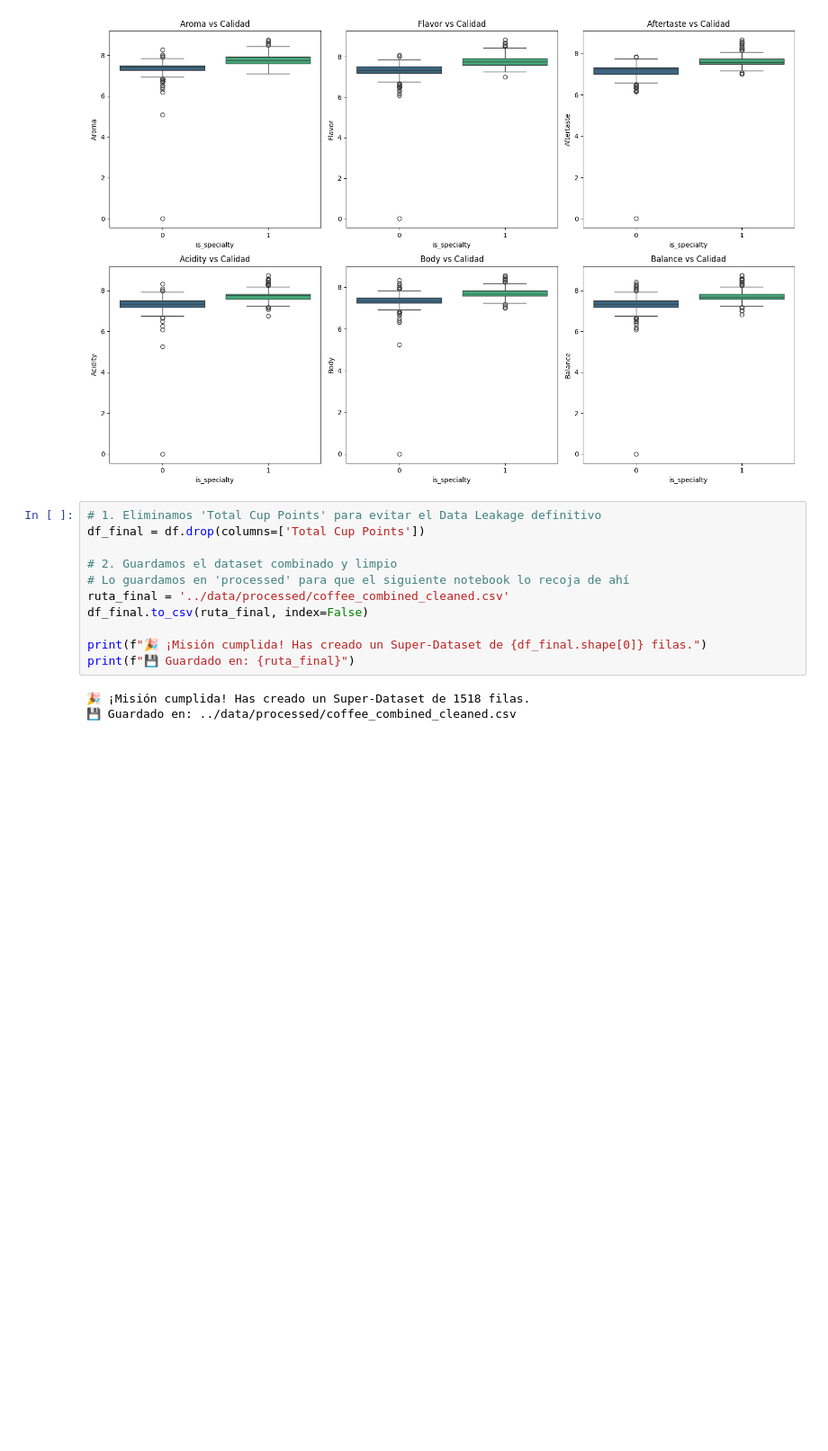
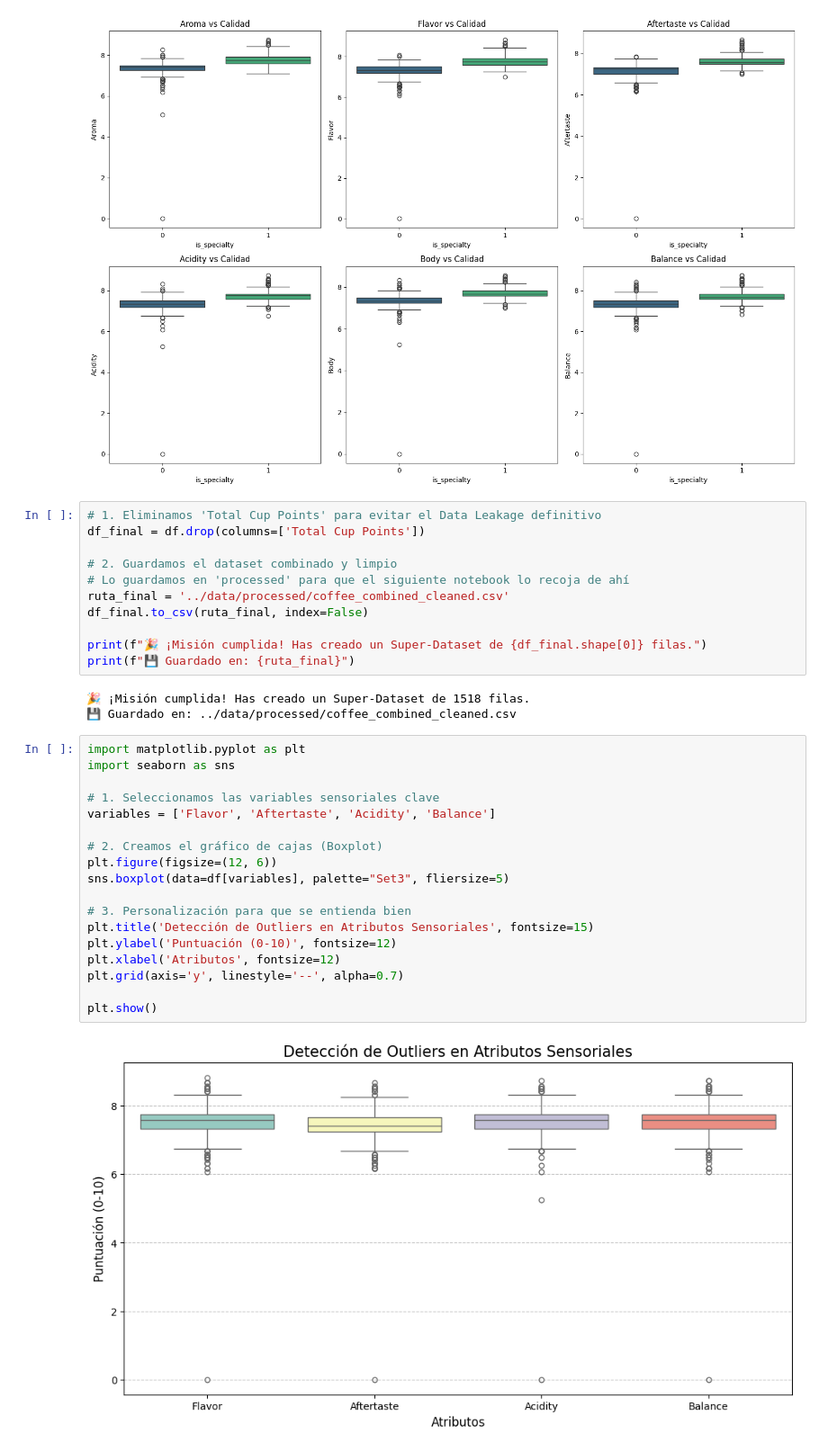
Before and after one commit to Bootcamp-IA-P6/Proyecto6_Grupo1, a Jupyter notebook: notebooks/EDA-Plantilla.ipynb, the cells around one changed output. Shown at 90% size. Cells and saved outputs as stored; diff of their text form; blank space fills up the shorter version.

```diff
--- a/notebooks/EDA-Plantilla.ipynb
+++ b/notebooks/EDA-Plantilla.ipynb
@@ -589,3 +589,23 @@ print(f"💾 Guardado en: {ruta_final}")
 # %% [output]
 🎉 ¡Misión cumplida! Has creado un Super-Dataset de 1518 filas.
 💾 Guardado en: ../data/processed/coffee_combined_cleaned.csv
+# %%
+import matplotlib.pyplot as plt
+import seaborn as sns
+
+# 1. Seleccionamos las variables sensoriales clave
+variables = ['Flavor', 'Aftertaste', 'Acidity', 'Balance']
+
+# 2. Creamos el gráfico de cajas (Boxplot)
+plt.figure(figsize=(12, 6))
+sns.boxplot(data=df[variables], palette="Set3", fliersize=5)
+
+# 3. Personalización para que se entienda bien
+plt.title('Detección de Outliers en Atributos Sensoriales', fontsize=15)
+plt.ylabel('Puntuación (0-10)', fontsize=12)
+plt.xlabel('Atributos', fontsize=12)
+plt.grid(axis='y', linestyle='--', alpha=0.7)
+
+plt.show()
+# %% [output]
+[figure, added]
```
Also changed, not shown: parts of 2 cells of this notebook.
